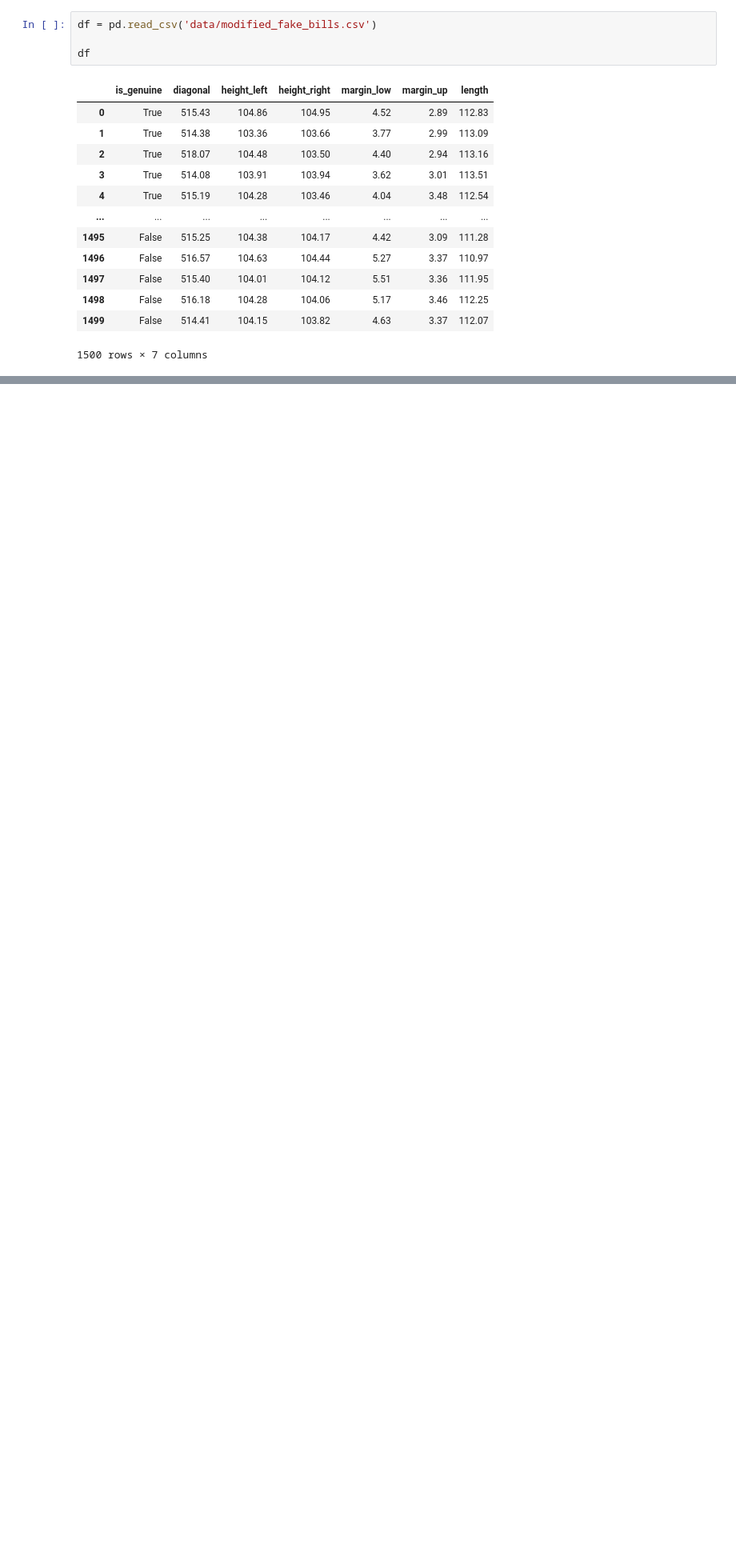
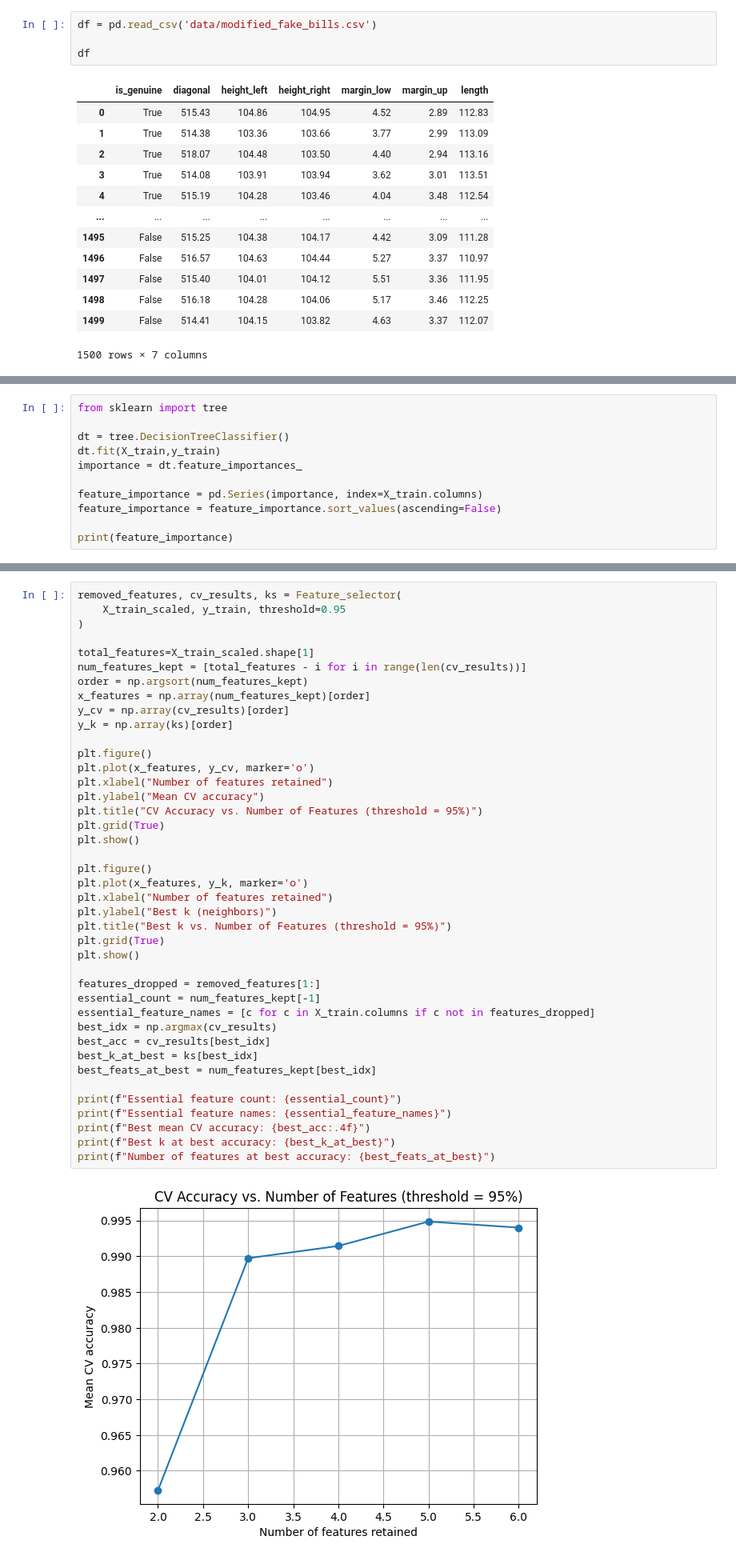
Before and after one commit to zaherarman/machine-learning, a Jupyter notebook: Banknote Authenticity Detection.ipynb, the cells around one changed output, grey strips where cells are left out. Shown at 80% size. Cells and saved outputs as stored; diff of their text form; blank space fills up the shorter version.

```diff
--- a/Banknote Authenticity Detection.ipynb
+++ b/Banknote Authenticity Detection.ipynb
@@ -22,0 +164,11 @@ df
+# %%
+from sklearn import tree
+
+dt = tree.DecisionTreeClassifier()
+dt.fit(X_train,y_train)
+importance = dt.feature_importances_
+
+feature_importance = pd.Series(importance, index=X_train.columns)
+feature_importance = feature_importance.sort_values(ascending=False)
+
+print(feature_importance)
@@ -22,0 +228,43 @@ df
+# %%
+removed_features, cv_results, ks = Feature_selector(
+    X_train_scaled, y_train, threshold=0.95
+)
+
+total_features=X_train_scaled.shape[1]
+num_features_kept = [total_features - i for i in range(len(cv_results))]
+order = np.argsort(num_features_kept)
+x_features = np.array(num_features_kept)[order]
+y_cv = np.array(cv_results)[order]
+y_k = np.array(ks)[order]
+
+plt.figure()
+plt.plot(x_features, y_cv, marker='o')
+plt.xlabel("Number of features retained")
+plt.ylabel("Mean CV accuracy")
+plt.title("CV Accuracy vs. Number of Features (threshold = 95%)")
+plt.grid(True)
+plt.show()
+
+plt.figure()
+plt.plot(x_features, y_k, marker='o')
+plt.xlabel("Number of features retained")
+plt.ylabel("Best k (neighbors)")
+plt.title("Best k vs. Number of Features (threshold = 95%)")
+plt.grid(True)
+plt.show()
+
+features_dropped = removed_features[1:]
+essential_count = num_features_kept[-1]
+essential_feature_names = [c for c in X_train.columns if c not in features_dropped]
+best_idx = np.argmax(cv_results)
+best_acc = cv_results[best_idx]
+best_k_at_best = ks[best_idx]
+best_feats_at_best = num_features_kept[best_idx]
+
+print(f"Essential feature count: {essential_count}")
+print(f"Essential feature names: {essential_feature_names}")
+print(f"Best mean CV accuracy: {best_acc:.4f}")
+print(f"Best k at best accuracy: {best_k_at_best}")
+print(f"Number of features at best accuracy: {best_feats_at_best}")
+# %% [output]
+[figure, added]
```
Also changed, not shown: parts of 32 cells of this notebook.
